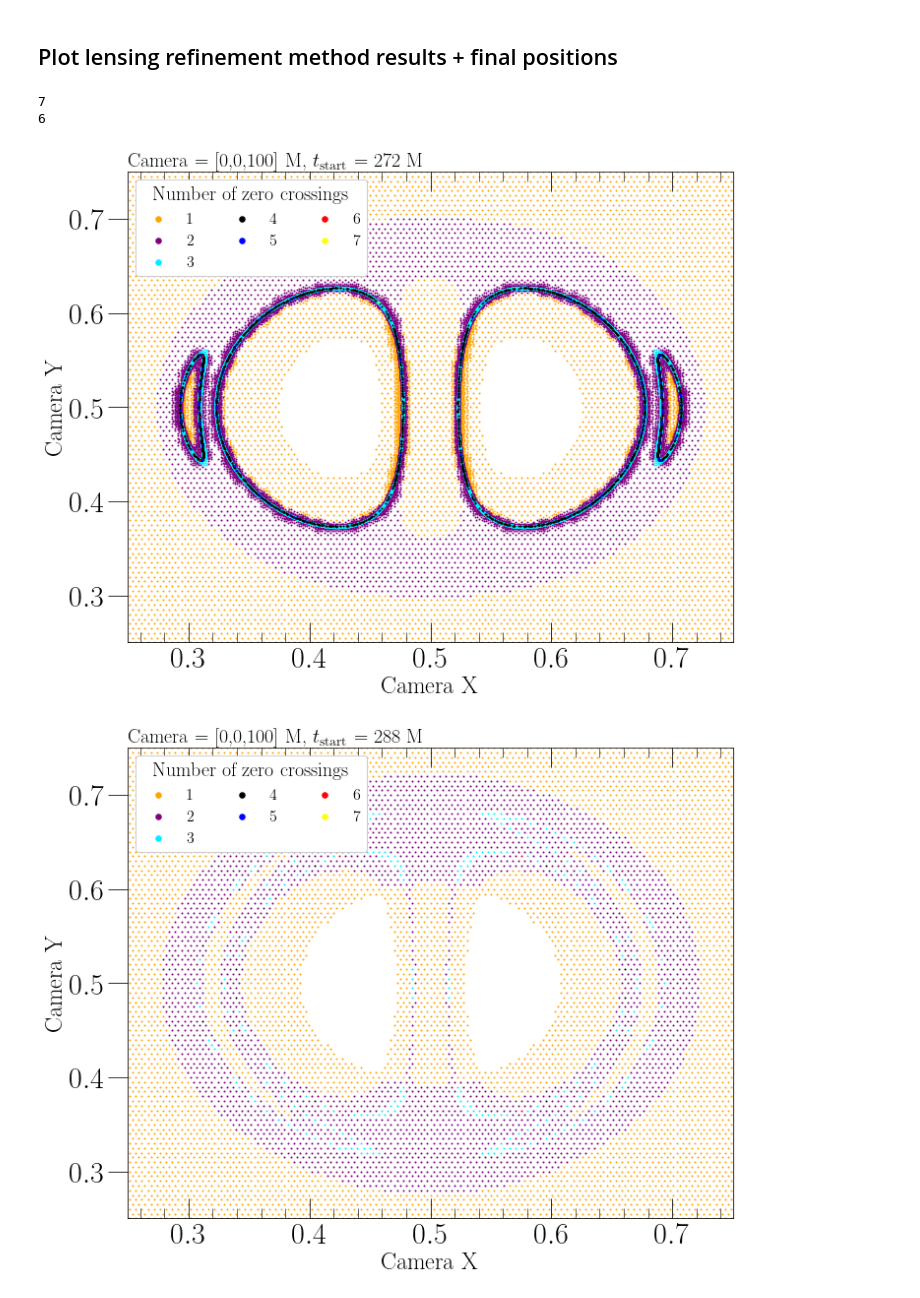
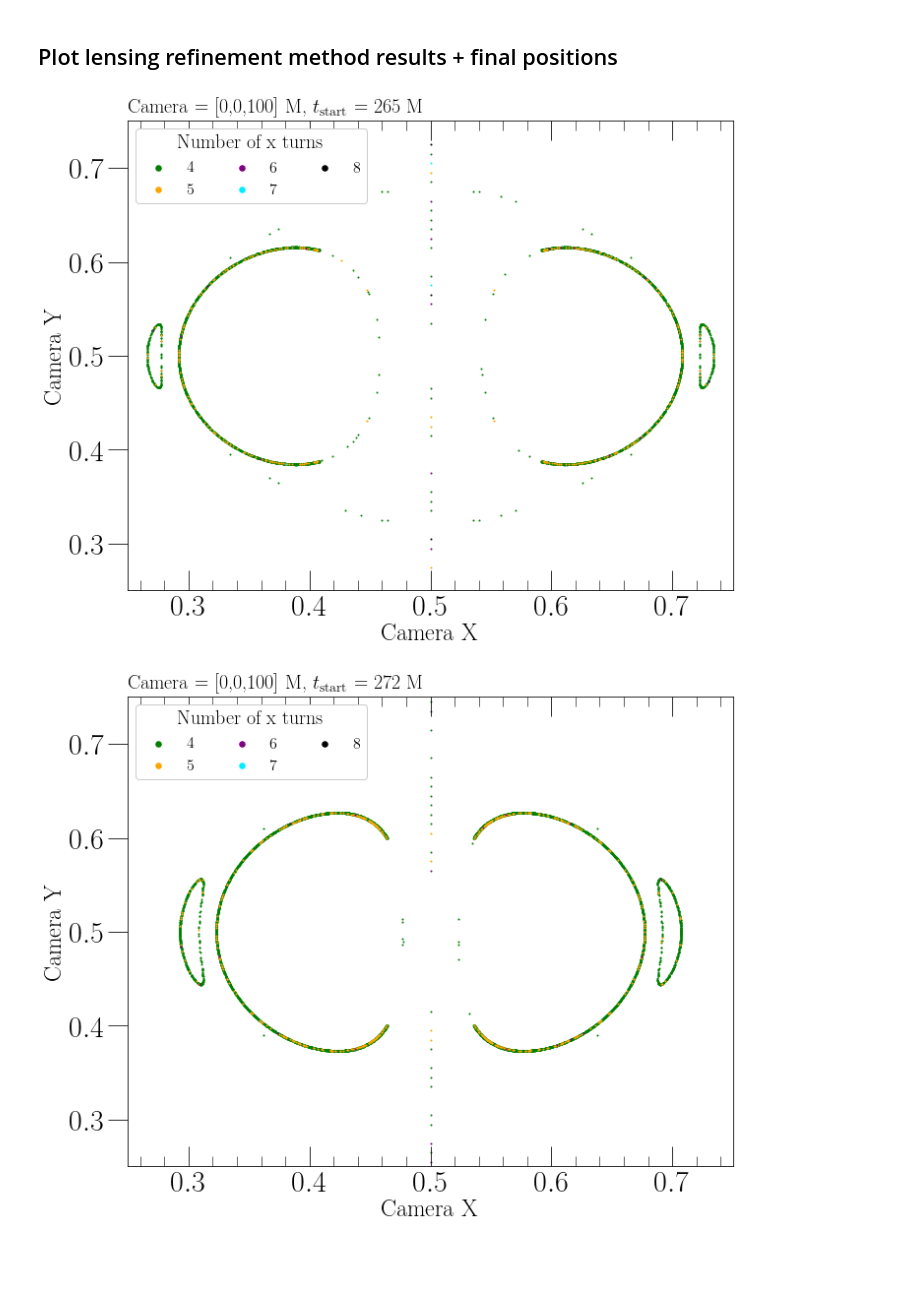
Before and after one commit to mariaokounkova/TracingMerger, a Jupyter notebook: InterestingLoops.ipynb, the cells around one changed output. Drawn from its saved outputs; the diff is of its cells as text; code cells hidden in the pictures; blank space fills up the shorter version.

Commit message:
Updated geodesic reading methods

```diff
--- a/InterestingLoops.ipynb
+++ b/InterestingLoops.ipynb
@@ -444,10 +477,11 @@ TOTAL NUMBER:  70736
 ## Plot geodesic trajectories
 def PlotGetTrajectoriesFromH5(p):
 
-    max_N, Indices = GetGeodesicsMaxZeroCrossings(p)
+    #max_N, Indices = GetGeodesicsMaxZeroCrossings(p)
+    Indices = GetGeodesicIndices(p)
     print(p, len(Indices))
 
-    Indices = [38659]
+    Indices = Indices[0:10]
 
     cs = sns.color_palette('Paired', n_colors=len(Indices))
 
@@ -493,7 +527,7 @@ def PlotGetTrajectoriesFromH5(p):
     #plt.tight_layout()
     plt.show()
 # %%
-for t_start in [269.7]:
+for t_start in [280]:
     p = 'Data/TraceHeadOn_0_0_100_' + str(t_start) + '/'
     PlotGetTrajectoriesFromH5(p)
 # %% [output]
@@ -540,7 +575,7 @@ def PlotTimeTrajectories(p):
     #plt.tight_layout()
     plt.show()
 # %%
-for t_start in [269.7]: #, 260, 265, 268.6, 269.7, 272, 275]:
+for t_start in [255]: #, 260, 265, 268.6, 269.7, 272, 275]:
     p = 'Data/TraceHeadOn_0_0_100_' + str(t_start) + '/'
     PlotTimeTrajectories(p)
 # %% [output]
@@ -551,7 +585,7 @@ for t_start in [269.7]: #, 260, 265, 268.6, 269.7, 272, 275]:
 # %%
 ## Plot X, Y camera data and kappas on top of it
 
-def PlotRefinementMethodResult(p, shadow=False, zero_crossings=False):
+def PlotRefinementMethodResult(p, shadow=False, xturns=False):
 
     tags, x_pos, y_pos, surface = GetCameraData(p)
 
@@ -583,19 +617,17 @@ def PlotRefinementMethodResult(p, shadow=False, zero_crossings=False):
 
         fig.canvas.callbacks.connect('pick_event', on_pick)
 
-    elif zero_crossings:
+    elif xturns:
 
         s = 1.0
-        nums = [1, 2, 3, 4, 5, 6, 7] #, 4, 3, 2, 1, 0]
-        #nums = [4]
-        cs = ['orange', 'purple', '#00eeff', 'black', 'blue', 'red', 'yellow', 'black']
-        infty = GrabSurfaceIndices(surface, 7)
-        indices, zero = GetGeodesicsZeroCrossings(p)
-        print(max(zero))
+        nums = [1, 2, 3, 4, 5, 6, 7]
+        nums = [4, 5, 6, 7, 8]
+        cs = ['green', 'orange', 'purple', '#00eeff', 'black', 'blue', 'red', 'yellow', 'black']
+
         for num, color in zip(nums, cs):
-            indx = GrabSurfaceIndices(zero, num)
-            #ii = list(set(indx) & set(infty))
-            ii = list(indx)
+
+            ii = GetGeodesicsXTurnsIndices(p, num, infinity=True)
+
             plt.scatter(x_pos[ii], y_pos[ii], s=s, label=str(num), color=color, picker = 1)
 
             def on_pick(event):
@@ -617,8 +649,8 @@ def PlotRefinementMethodResult(p, shadow=False, zero_crossings=False):
         plt.setp(legend.get_title(),fontsize=20)
         for han in legend.legendHandles:
             han._sizes = [30]
-    if zero_crossings:
-        legend = plt.legend(title='Number of zero crossings', ncol = 3, \
+    if xturns:
+        legend = plt.legend(title='Number of x turns', ncol = 3, \
                             loc='upper left', fontsize=16, framealpha=1.0)
         plt.setp(legend.get_title(),fontsize=20)
         for han in legend.legendHandles:
@@ -628,24 +660,14 @@ def PlotRefinementMethodResult(p, shadow=False, zero_crossings=False):
     plt.xlim(0.5 - lim, 0.5 + lim)
     plt.ylim(0.5 - lim, 0.5 + lim)
     plt.tight_layout()
-#     if shadow:
-#         plt.savefig('Shadow_' + GetTime(p) + '.pdf')
-#     if zero_crossings:
-#         plt.savefig('Zero_' + GetTime(p) + '.pdf')
-#     else:
-#         plt.savefig('ZoomCamera_' + GetTime(p) + '.pdf')
-    #plt.show()
 # %%
-pp_arr = [272, 288]
+pp_arr = [265, 272]
 data_locs = ['Data/TraceHeadOn_0_0_100_' + str(pp) + '/' for pp in pp_arr]
 for p in data_locs:
-    #PlotRefinementMethodResult(p, shadow=True)
-    PlotRefinementMethodResult(p, zero_crossings=True)
+    PlotRefinementMethodResult(p, xturns=True)
 # %% [output]
-7
-6
-[figure, old version]
+[figure, new version]
-[figure, old version]
+[figure, new version]
 # %%
 ## Interpolate a quantity (like the max Frenet-Serret curvature) onto the camera data
 def CameraInterpolation(p):
```
Also changed, not shown: parts of 7 cells of this notebook, 1 other file.
